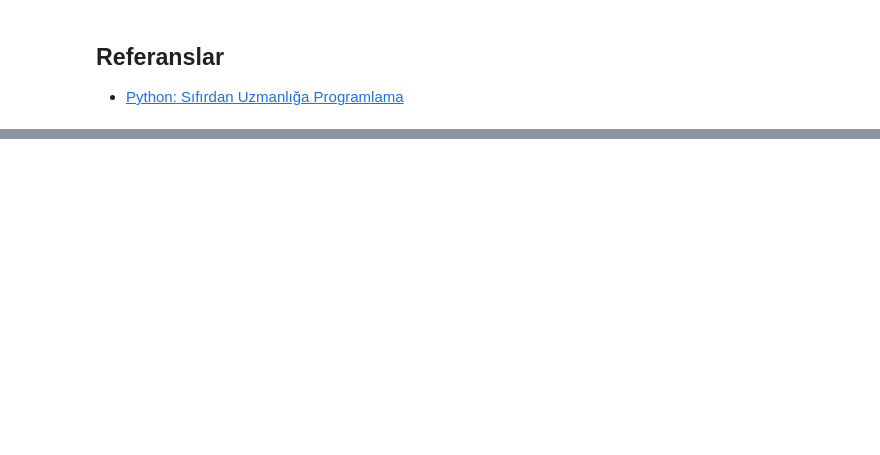
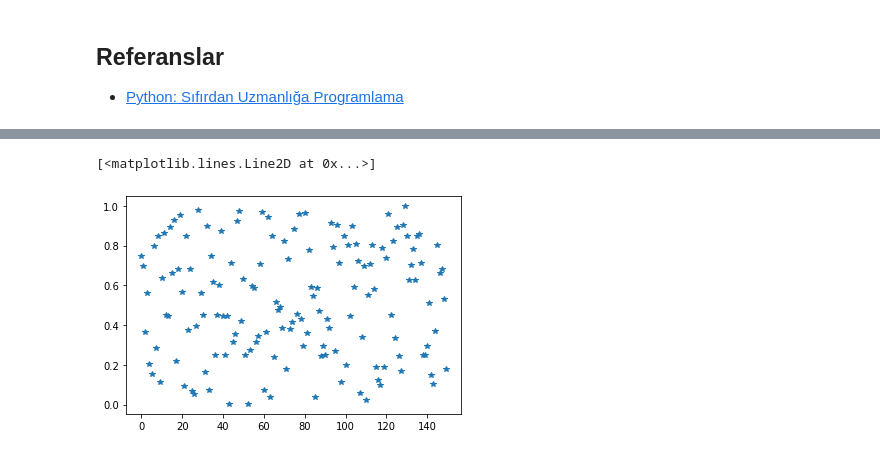
Before and after one commit to themanoftalent/pythondata, a Jupyter notebook: General_python_tutorial.ipynb, the cells around one changed output, grey strips where cells are left out. Saved outputs shown, nothing was run; the diff lists cells and outputs as text; code cells hidden in the pictures; blank space fills up the shorter version.

```diff
--- a/General_python_tutorial.ipynb
+++ b/General_python_tutorial.ipynb
@@ -1517,0 +1576,8 @@ sns.relplot(x="carat",y="price",data=diamonds)
+# %%
+wanData=np.random.rand(150)
+MyTurn=[b for b in range(len(wanData))]
+
+plt.plot(MyTurn, wanData,'*')
+# %% [output]
+[<matplotlib.lines.Line2D at 0x...>]
+[figure, added]
```
Also changed, not shown: parts of 14 cells of this notebook.
